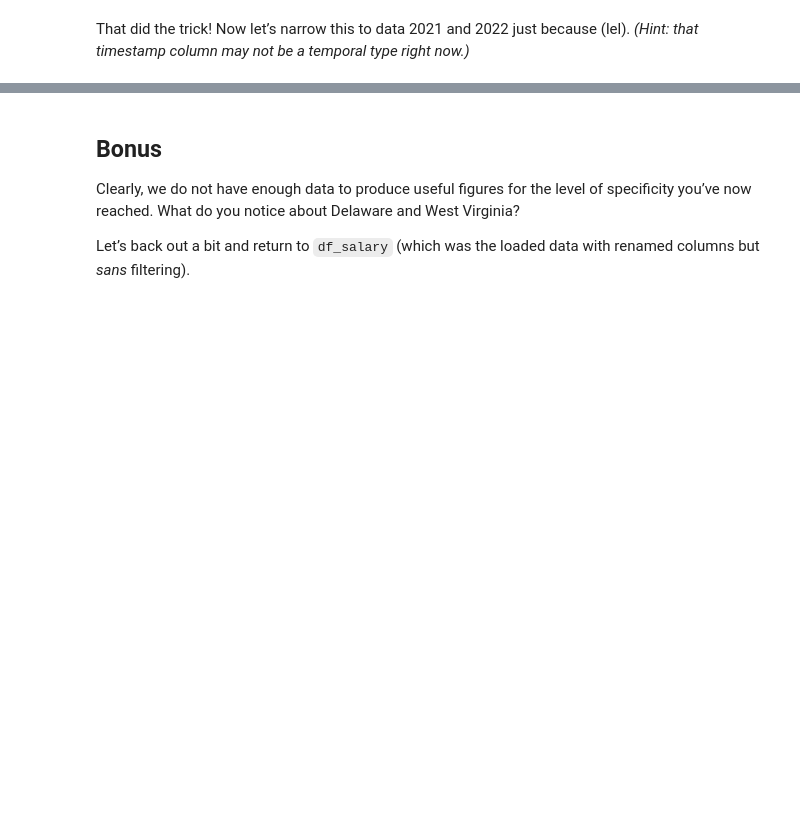
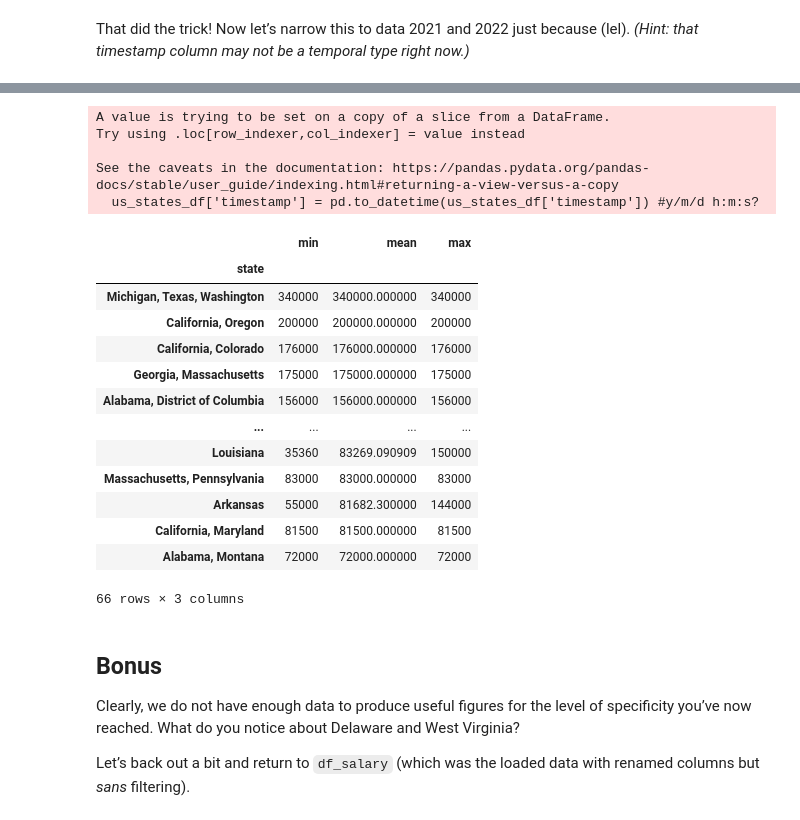
Before and after one commit to tsunar2002/ds-fall-2025-tue, a Jupyter notebook: Week-02-Pandas-Part-2-and-DS-Overview/exercise/Thasmia-Showmir-week-02.ipynb, the cells around one changed output, grey strips where cells are left out. Cells and saved outputs as stored; diff of their text form; code cells hidden in the pictures; blank space fills up the shorter version.

```diff
--- a/Week-02-Pandas-Part-2-and-DS-Overview/exercise/Thasmia-Showmir-week-02.ipynb
+++ b/Week-02-Pandas-Part-2-and-DS-Overview/exercise/Thasmia-Showmir-week-02.ipynb
@@ -133,3 +331,8 @@ Let’s not worry about anything below the first 5 values for now. Convert the t
+# %%
+# Replace them all with 'US'.
+
+usa = df_tech['country'].value_counts().head(5).index #index obj treats it like a list
+df_tech['country'] = df_tech['country'].replace(usa, 'US')
 # %% [markdown]
 Have a look at the count of each unique country again now.
 # %%
@@ -140,0 +357,15 @@ Did you notice anything interesting?
+# %%
+# BONUS CREDIT: resolve [most of] those anomalous cases too without exhaustively taking every variant literally into account.
+# normalize
+df_tech['country'] = df_tech['country'].str.strip()
+df_tech['country'] = df_tech['country'].str.lower()
+df_tech['country'] = df_tech['country'].str.replace(r'[.]','',regex=True) #drops all .s
+# dictionary of misspelled usa
+us_correct = {'us':'US', 'usa':'US', 'united states':'US', 'united states of america':'US','united state of america':'US',
+ 'unitedstates':'US', 'unite states':'US', 'uniyed states':'US', 'america':'US', 'united stated':'US', 'united stateds':'US',
+ 'isa':'US', 'united stares':'US', "unites states":'US', "united state":'US'} #15 misspellings
+df_tech['country'].unique()
+df_tech['country'] = df_tech['country'].replace(us_correct)
+df_tech['country'].unique()
+
+df_tech['country'].value_counts()
@@ -145,3 +413,12 @@ Did you notice anything interesting?
 It’s looking good so far. Let’s find out the minimum, mean, and maximum (in that order) salary by state, sorted by the mean in descending order.
 # %%
 # Find the minimum, mean, and maximum salary in USD by U.S. state.
+df_tech.info()
+us_states_df = df_tech[df_tech['country'] == 'US']
+
+
+us_states_df['salary'].min()
+#us_states_df['salary'].mean()
+us_states_df['salary'].max()
+us_states_df['country'] #value_counts()
+us_states_df.info()
@@ -151,0 +445,8 @@ Well, pooh! We forgot that `salary` isn’t numeric. Something wrong must be fix
+# %%
+# Fix it.
+#remove commas 1st
+us_states_df['salary'].replace(r'[,]','', regex=True, inplace=True)
+us_states_df['salary'] = pd.to_numeric(us_states_df['salary'])
+us_states_df['salary'].dtype
+us_states_df.info()
+#salary is now int
@@ -157,3 +522,12 @@ Let’s try that again.
 That did the trick! Now let’s narrow this to data 2021 and 2022 just because (lel). *(Hint: that timestamp column may not be a temporal type right now.)*
 # %%
 # Filter the data to within 2021, 2022, or 2023, saving the DataFrame to a new variable, and generate the summary again.
+us_states_df['timestamp'] = pd.to_datetime(us_states_df['timestamp']) #y/m/d h:m:s?
+us_states_df.info()
+
+us_states_df.head()
+year_df = us_states_df [us_states_df['timestamp'].dt.year.isin([2021,2022,2023])]
+year_df.head()
+year_df.groupby('state')['salary'].agg(['min', 'mean', 'max']).sort_values(by='mean', ascending=False)
+#WHAT DO I DO W PPL WHO WORK IN MULTIPLE STATES?
+# %% [output]
@@ -160,3 +551,22 @@ That did the trick! Now let’s narrow this to data 2021 and 2022 just because (
+A value is trying to be set on a copy of a slice from a DataFrame.
+Try using .loc[row_indexer,col_indexer] = value instead
+
+See the caveats in the documentation: https://pandas.pydata.org/pandas-docs/stable/user_guide/indexing.html#returning-a-view-versus-a-copy
+  us_states_df['timestamp'] = pd.to_datetime(us_states_df['timestamp']) #y/m/d h:m:s?
+|  | min | mean | max |
+| state |  |  |  |
+| Michigan, Texas, Washington | 340000 | 340000.000000 | 340000 |
+| California, Oregon | 200000 | 200000.000000 | 200000 |
+| California, Colorado | 176000 | 176000.000000 | 176000 |
+| Georgia, Massachusetts | 175000 | 175000.000000 | 175000 |
+| Alabama, District of Columbia | 156000 | 156000.000000 | 156000 |
+| ... | ... | ... | ... |
+| Louisiana | 35360 | 83269.090909 | 150000 |
+| Massachusetts, Pennsylvania | 83000 | 83000.000000 | 83000 |
+| Arkansas | 55000 | 81682.300000 | 144000 |
+| California, Maryland | 81500 | 81500.000000 | 81500 |
+| Alabama, Montana | 72000 | 72000.000000 | 72000 |
+66 rows × 3 columns
 # %% [markdown]
 ## Bonus
 
```
Also changed, not shown: parts of 32 cells of this notebook.
